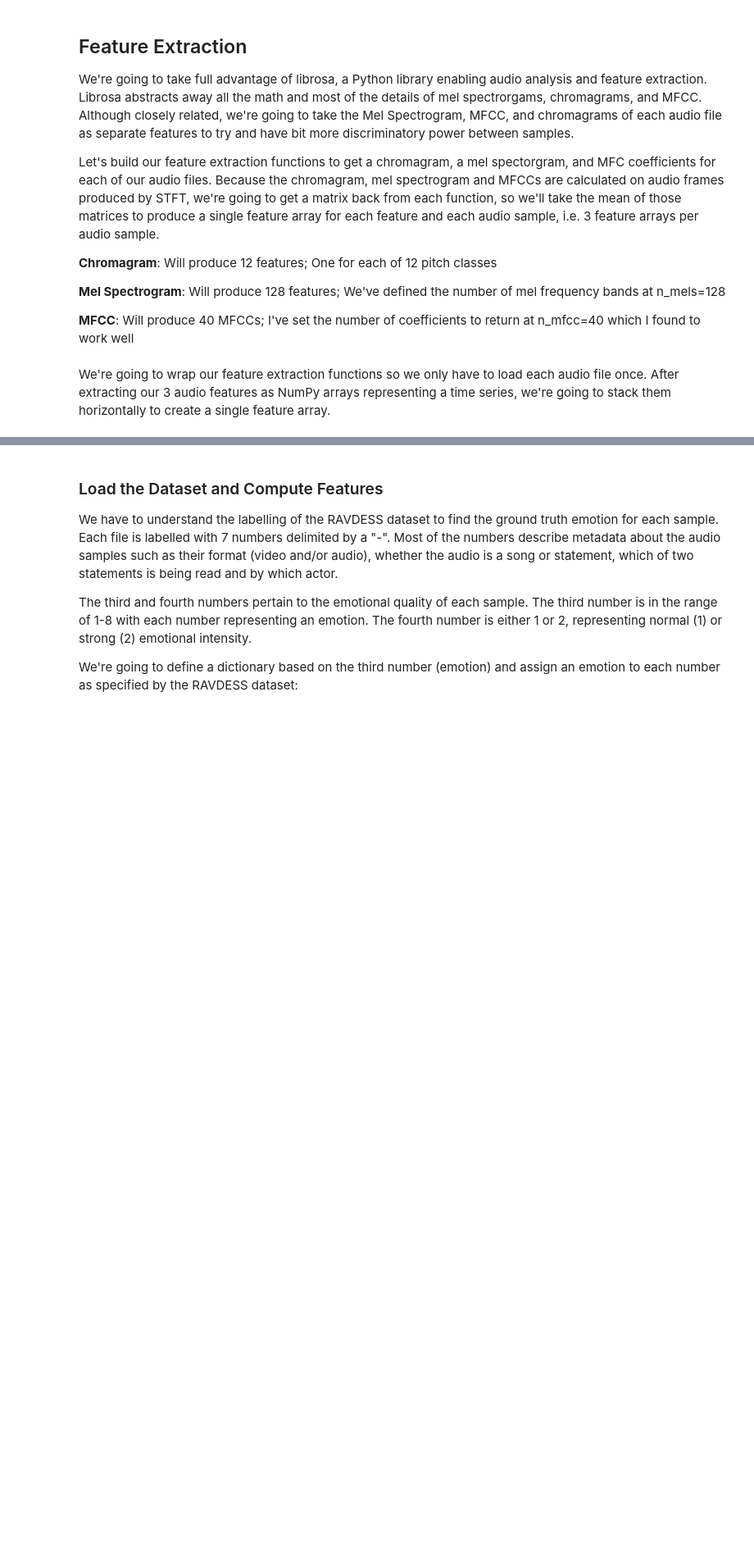
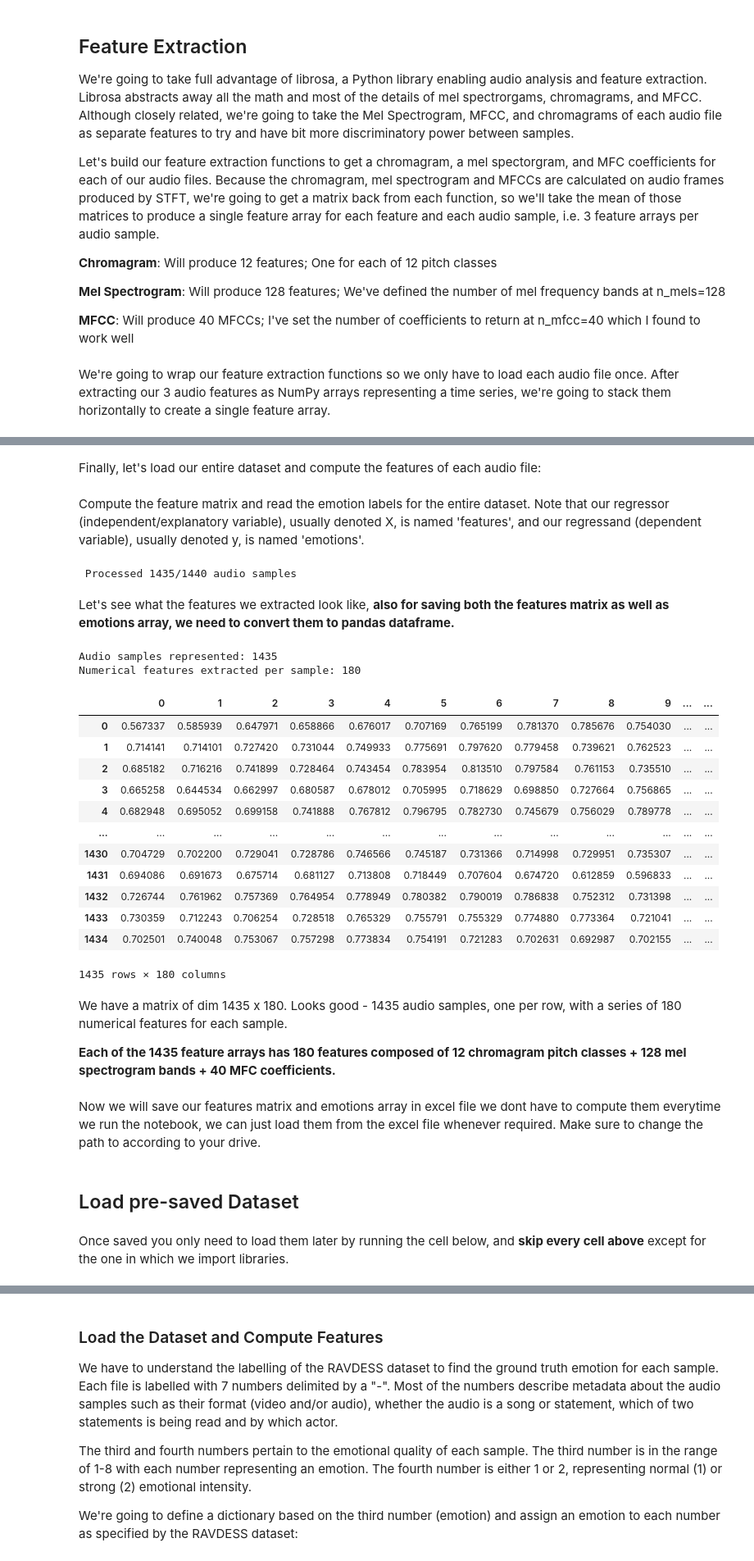
Before and after one commit to NavinThomsy/Week3-Machine_Learning, a Jupyter notebook: Week_3_MachineLearning.ipynb, the cells around one changed output, grey strips where cells are left out. Shown: that part at 82% size. Drawn from its saved outputs; the diff is of its cells as text; code cells hidden in the pictures; blank space fills up the shorter version.

```diff
--- a/Week_3_MachineLearning.ipynb
+++ b/Week_3_MachineLearning.ipynb
@@ -106,0 +136,73 @@ stack them horizontally to create a single feature array.
+# %%
+#Emotions in the RAVDESS dataset
+emotions ={
+  '01':'neutral',
+  '02':'calm',
+  '03':'happy',
+  '04':'sad',
+  '05':'angry',
+  '06':'fearful',
+  '07':'disgust',
+  '08':'surprised'
+}
+# %% [markdown]
+Finally, let's load our entire dataset and compute the features of each audio file:
+# %%
+import os, glob
+
+def load_data():
+    X,y=[],[]
+    count = 0
+    for file in glob.glob("/content/drive/MyDrive/RAVDESS/Audio_Speech_Actors_01-24/Actor_*/*.wav"):
+        file_name=os.path.basename(file)
+        emotion=emotions[file_name.split("-")[2]]
+        features = get_features(file)
+        X.append(features)
+        y.append(emotion)
+        count += 1
+        # '\r' + end='' results in printing over same line
+        print('\r' + f' Processed {count}/{1440} audio samples',end=' ')
+    # Return arrays to plug into sklearn's cross-validation algorithms
+    return np.array(X), np.array(y)
+# %% [markdown]
+Compute the feature matrix and read the emotion labels for the entire dataset.
+Note that our regressor (independent/explanatory variable), usually denoted X, is named 'features', and our regressand (dependent variable), usually denoted y, is named 'emotions'.
+# %%
+features, emotions = load_data()
+# %% [output]
+ Processed 1435/1440 audio samples
+# %% [markdown]
+Let's see what the features we extracted look like, **also for saving both the features matrix as well as emotions array, we need to convert them to pandas dataframe.**
+# %%
+print(f'\nAudio samples represented: {features.shape[0]}')
+print(f'Numerical features extracted per sample: {features.shape[1]}')
+features_df = pd.DataFrame(features) # make it pretty for display
+
+
+#making dataframe for emotions as well
+emotions_df = pd.DataFrame(emotions) # make it pretty for display
+
+features_df
+# %% [output]
+Audio samples represented: 1435
+Numerical features extracted per sample: 180
+|  | 0 | 1 | 2 | 3 | 4 | 5 | 6 | 7 | 8 | 9 | ... | ... |
+| 0 | 0.567337 | 0.585939 | 0.647971 | 0.658866 | 0.676017 | 0.707169 | 0.765199 | 0.781370 | 0.785676 | 0.754030 | ... | ... |
+| 1 | 0.714141 | 0.714101 | 0.727420 | 0.731044 | 0.749933 | 0.775691 | 0.797620 | 0.779458 | 0.739621 | 0.762523 | ... | ... |
+| 2 | 0.685182 | 0.716216 | 0.741899 | 0.728464 | 0.743454 | 0.783954 | 0.813510 | 0.797584 | 0.761153 | 0.735510 | ... | ... |
+| 3 | 0.665258 | 0.644534 | 0.662997 | 0.680587 | 0.678012 | 0.705995 | 0.718629 | 0.698850 | 0.727664 | 0.756865 | ... | ... |
+| 4 | 0.682948 | 0.695052 | 0.699158 | 0.741888 | 0.767812 | 0.796795 | 0.782730 | 0.745679 | 0.756029 | 0.789778 | ... | ... |
+| ... | ... | ... | ... | ... | ... | ... | ... | ... | ... | ... | ... | ... |
+| 1430 | 0.704729 | 0.702200 | 0.729041 | 0.728786 | 0.746566 | 0.745187 | 0.731366 | 0.714998 | 0.729951 | 0.735307 | ... | ... |
+| 1431 | 0.694086 | 0.691673 | 0.675714 | 0.681127 | 0.713808 | 0.718449 | 0.707604 | 0.674720 | 0.612859 | 0.596833 | ... | ... |
+| 1432 | 0.726744 | 0.761962 | 0.757369 | 0.764954 | 0.778949 | 0.780382 | 0.790019 | 0.786838 | 0.752312 | 0.731398 | ... | ... |
+| 1433 | 0.730359 | 0.712243 | 0.706254 | 0.728518 | 0.765329 | 0.755791 | 0.755329 | 0.774880 | 0.773364 | 0.721041 | ... | ... |
+| 1434 | 0.702501 | 0.740048 | 0.753067 | 0.757298 | 0.773834 | 0.754191 | 0.721283 | 0.702631 | 0.692987 | 0.702155 | ... | ... |
+1435 rows × 180 columns
+# %% [markdown]
+We have a matrix of dim 1435 x 180. Looks good - 1435 audio samples, one per row, with a series of
+180 numerical features for each sample.
+
+**Each of the 1435 feature arrays has 180 features composed of 12 chromagram pitch classes + 128 mel spectrogram bands + 40 MFC coefficients.**
+# %% [markdown]
+Now we will save our features matrix and emotions array in excel file we dont have to compute them everytime we run the notebook, we can just load them from the excel file whenever required. Make sure to change the path to according to your drive.
@@ -106,0 +212,4 @@ stack them horizontally to create a single feature array.
+# %% [markdown]
+## Load pre-saved Dataset
+# %% [markdown]
+Once saved you only need to load them later by running the cell below, and **skip every cell above** except for the one in which we import libraries.
```
Also changed, not shown: parts of 48 cells of this notebook.
